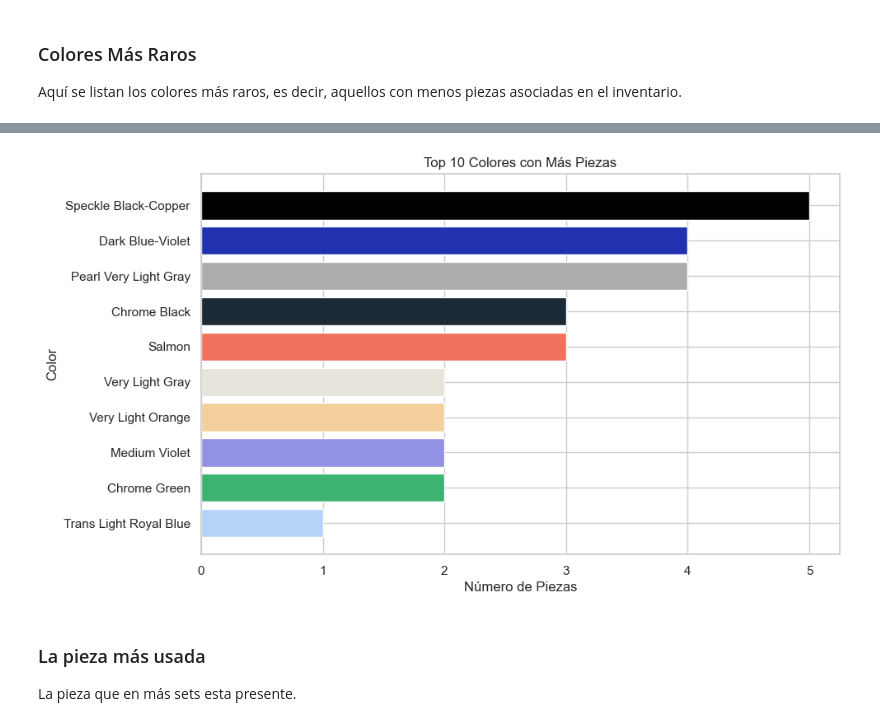
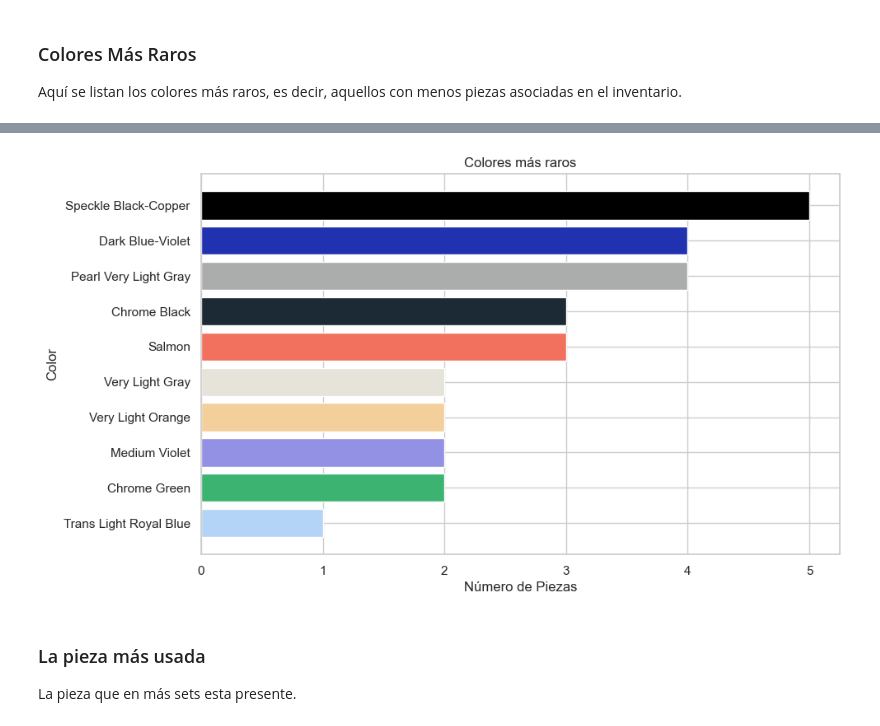
Before and after one commit to S-Elechiguerra/Lego_SQL, a Jupyter notebook: lego_project_main.ipynb, the cells around one changed output, grey strips where cells are left out. Saved outputs shown, nothing was run; the diff lists cells and outputs as text; code cells hidden in the pictures.

```diff
--- a/lego_project_main.ipynb
+++ b/lego_project_main.ipynb
@@ -325,20 +326,20 @@ rare_colors
 # %%
 # Gráfico de barras - Colores más raros
 # Convertir el color RGB en formato hexadecimal
 rare_colors['color_hex'] = rare_colors['rgb'].apply(lambda x: f'#{x}')
 
 # Crear gráfico
 plt.figure(figsize=(10, 6))
 bars = plt.barh(rare_colors['colors_name'], rare_colors['total_pieces'], color=rare_colors['color_hex'])
 
 # Ajustar el título y las etiquetas
-plt.title('Top 10 Colores con Más Piezas')
+plt.title('Colores más raros')
 plt.xlabel('Número de Piezas')
 plt.ylabel('Color')
 
 plt.show()
 # %% [output]
-[figure, old version]
+[figure, new version]
 # %% [markdown]
 ### La pieza más usada
 
```
Also changed, not shown: parts of 2 cells of this notebook.
